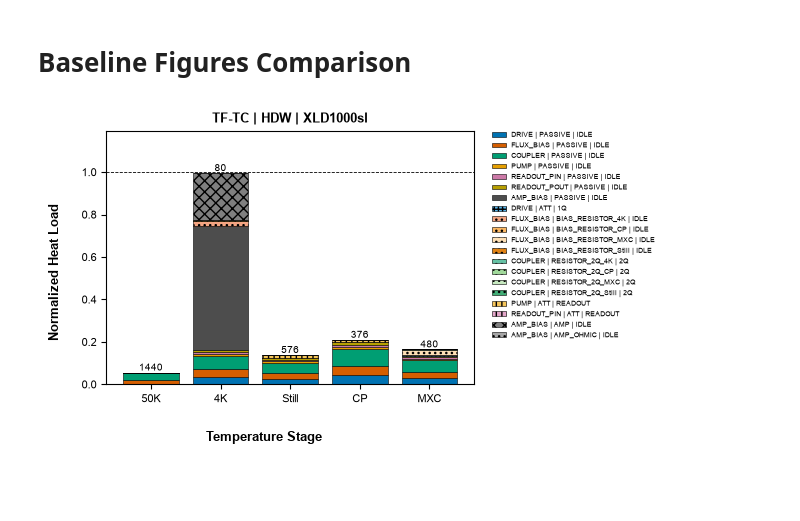
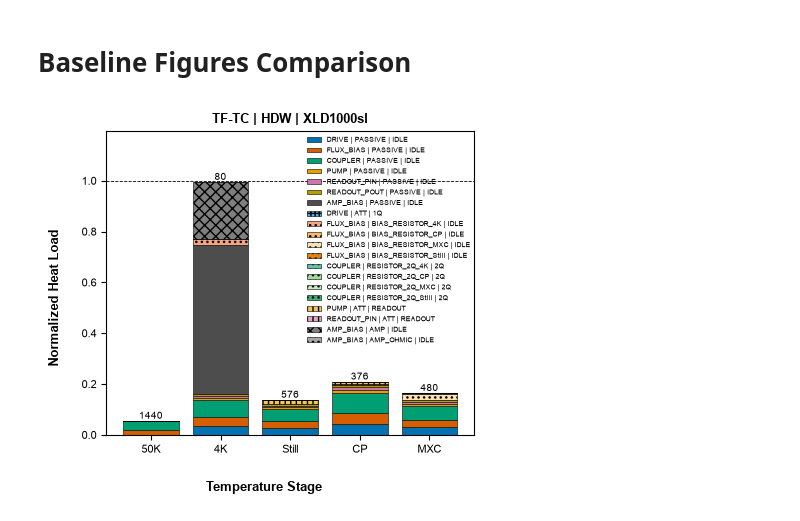
Before and after one commit to shaswot/SCQ_heatmodel, a Jupyter notebook: notebooks/figures/historical/raicu.ipynb, the cells around one changed output. Drawn from its saved outputs; the diff is of its cells as text; code cells hidden in the pictures; blank space fills up the shorter version.

```diff
--- a/notebooks/figures/historical/raicu.ipynb
+++ b/notebooks/figures/historical/raicu.ipynb
@@ -41,7 +41,7 @@ title_font, axis_label_font, tick_label_font, legend_font, text_font = fontstyle
 fallback_color = 'white'
 fallback_hatch = '//'
 # %%
-fig, ax = plt.subplots(nrows=1, ncols=1, figsize=(4.5, 3.5))
+fig, ax = plt.subplots(nrows=1, ncols=1, figsize=(4.5, 4))
 
 df_plot = df.drop(columns=["Total"]).copy()
 possible_physical_qubits = pq
@@ -98,32 +98,32 @@ ax.axhline(y=1, color='k', linestyle='--',linewidth=0.6)
 # Axis cosmetics
 # Set titles
 ax.set_title(title, fontproperties=axis_label_font)
 # ax.set_xlabel("Temperature Stage", fontproperties=axis_label_font)
 # ax.set_ylabel("Normalized Heat Load", fontproperties=axis_label_font)
 ax.set_xticks(x)
 ax.set_xticklabels(xticklabels, fontproperties=tick_label_font, rotation=0)
 for label in ax.get_yticklabels() :
     label.set_fontproperties(tick_label_font)
 ax.set_ylim(0, max(totals)*1.2) # Set max y-value to be slightly higher than the tallest bar
 
 # Legend
 handles, labels = ax.get_legend_handles_labels()
 fig.legend(handles, labels,
           ncol=1,
-          bbox_to_anchor=(1.0, 0.91),
+          bbox_to_anchor=(0.59, 0.91),
           loc='upper left',
           prop=legend_font,
           frameon=False,
           borderaxespad=0.)
 
 # Axis Labels
 fig.supxlabel('Temperature Stage',fontproperties=axis_label_font)
 fig.supylabel('Normalized Heat Load', fontproperties=axis_label_font)
 
 # Adjust layout to prevent labels from overlapping
 plt.tight_layout()
 
 # Save figure
 plt.savefig(f"./raicu.png",dpi=600,bbox_inches='tight')
 # %% [output]
-[figure, old version]
+[figure, new version]
```
Also changed, not shown: 9 other files.
